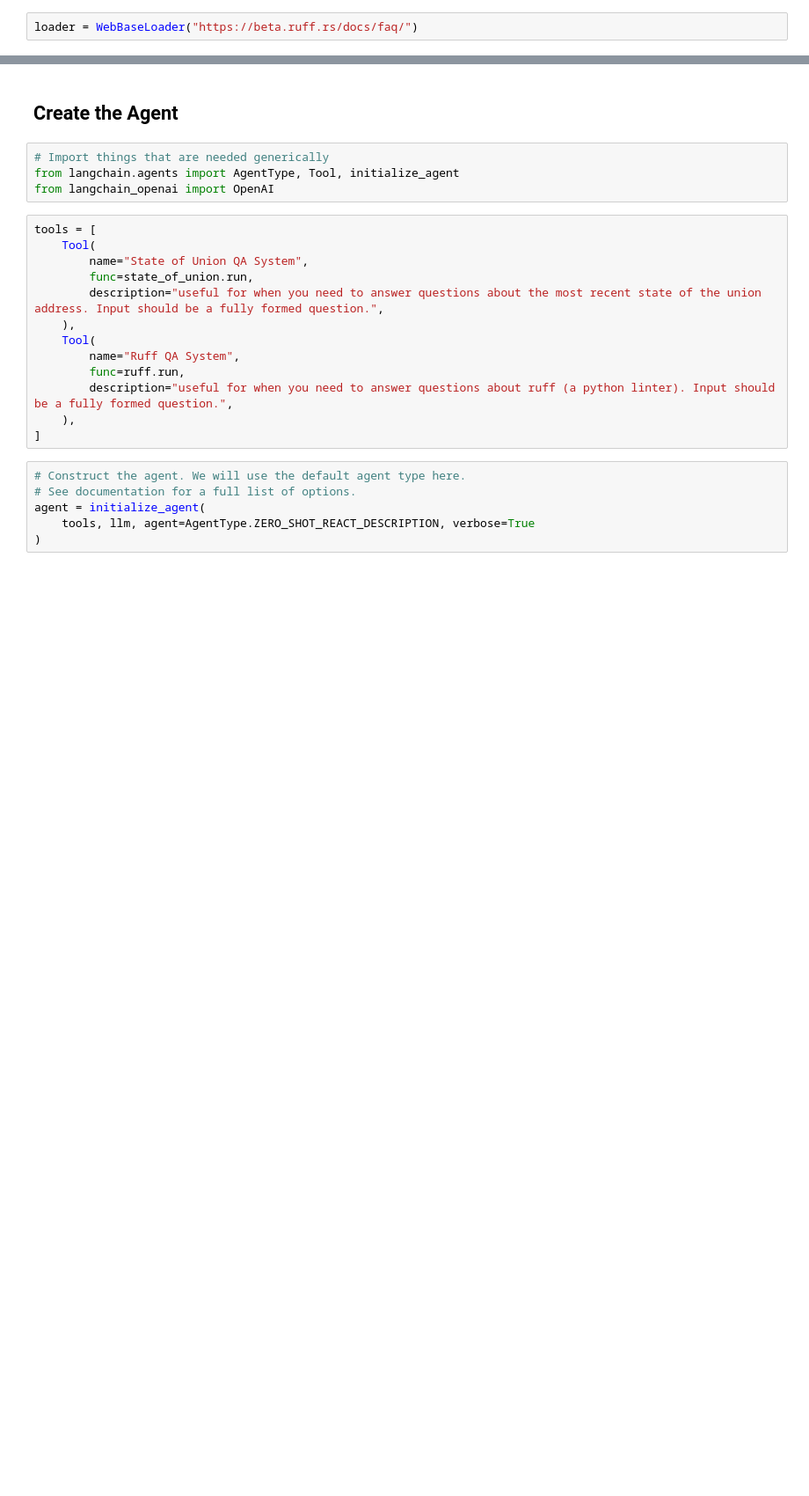
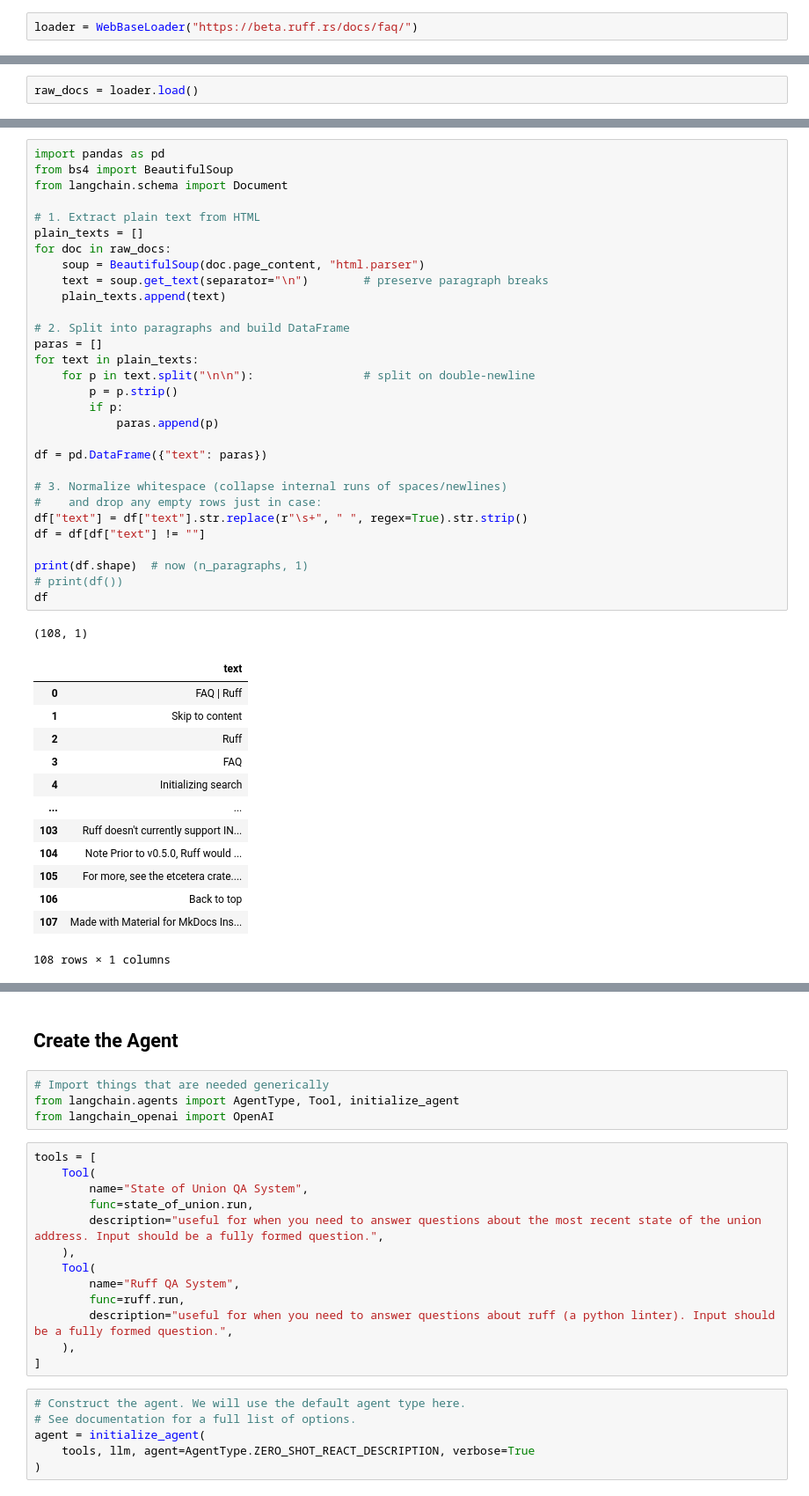
Before and after one commit to happyemanaloto/lab-agent-vector-store, a Jupyter notebook: lab-agent-vector-store.ipynb, the cells around one changed output, grey strips where cells are left out. Shown: that part at 88% size. Saved outputs shown, nothing was run; the diff lists cells and outputs as text; blank space fills up the shorter version.

```diff
--- a/lab-agent-vector-store.ipynb
+++ b/lab-agent-vector-store.ipynb
@@ -78,0 +90,2 @@ loader = WebBaseLoader("https://beta.ruff.rs/docs/faq/")
+# %%
+raw_docs = loader.load()
@@ -78,0 +103,45 @@ loader = WebBaseLoader("https://beta.ruff.rs/docs/faq/")
+# %%
+import pandas as pd
+from bs4 import BeautifulSoup
+from langchain.schema import Document
+
+# 1. Extract plain text from HTML
+plain_texts = []
+for doc in raw_docs:
+    soup = BeautifulSoup(doc.page_content, "html.parser")
+    text = soup.get_text(separator="\n")        # preserve paragraph breaks
+    plain_texts.append(text)
+
+# 2. Split into paragraphs and build DataFrame
+paras = []
+for text in plain_texts:
+    for p in text.split("\n\n"):                # split on double-newline
+        p = p.strip()
+        if p:
+            paras.append(p)
+
+df = pd.DataFrame({"text": paras})
+
+# 3. Normalize whitespace (collapse internal runs of spaces/newlines)
+#    and drop any empty rows just in case:
+df["text"] = df["text"].str.replace(r"\s+", " ", regex=True).str.strip()
+df = df[df["text"] != ""]
+
+print(df.shape)  # now (n_paragraphs, 1)
+# print(df())
+df
+# %% [output]
+(108, 1)
+|  | text |
+| 0 | FAQ | Ruff |
+| 1 | Skip to content |
+| 2 | Ruff |
+| 3 | FAQ |
+| 4 | Initializing search |
+| ... | ... |
+| 103 | Ruff doesn't currently support IN... |
+| 104 | Note Prior to v0.5.0, Ruff would ... |
+| 105 | For more, see the etcetera crate.... |
+| 106 | Back to top |
+| 107 | Made with Material for MkDocs Ins... |
+108 rows × 1 columns
```
Also changed, not shown: parts of 11 cells of this notebook.
